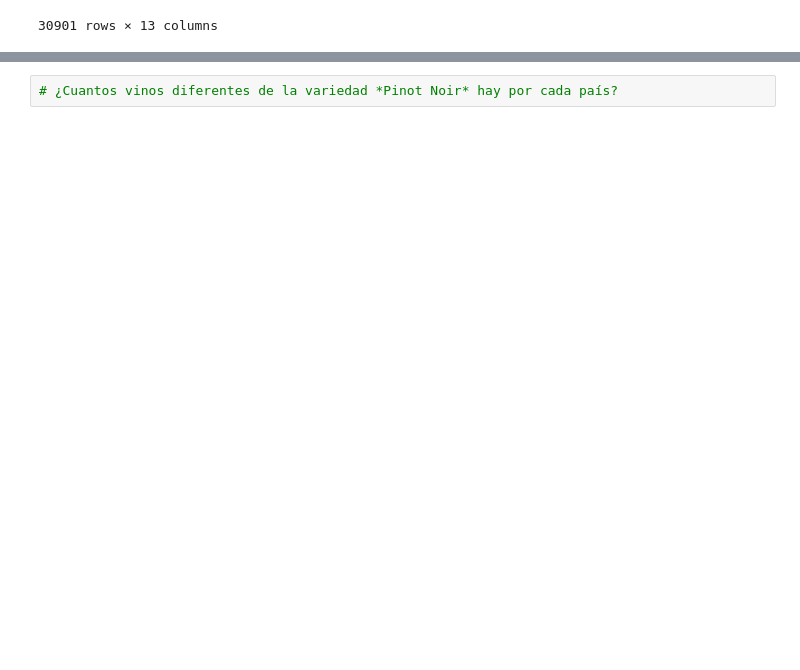
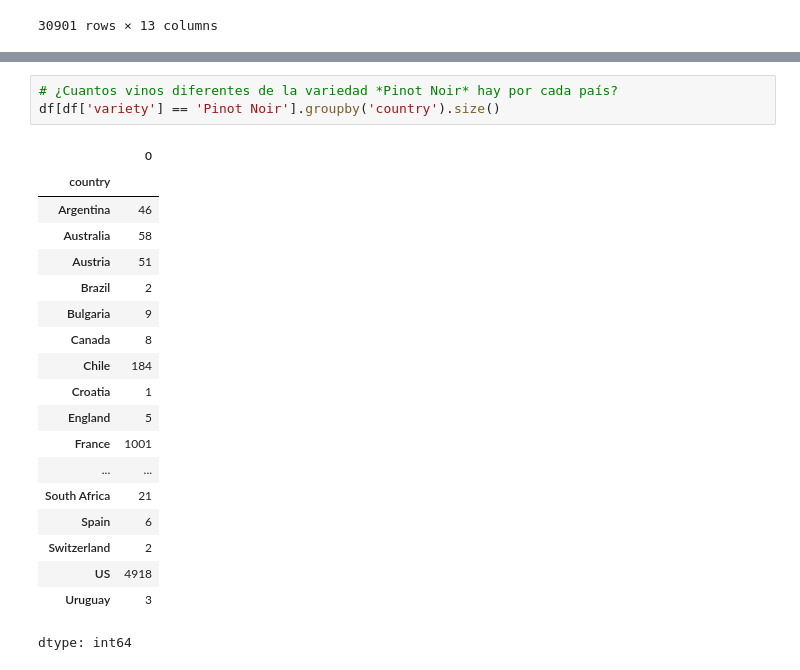
Before and after one commit to GeraMaple/IA-2026-1, a Jupyter notebook: tareas/intro-pandas.ipynb, the cells around one changed output, grey strips where cells are left out. Drawn from its saved outputs; the diff is of its cells as text; blank space fills up the shorter version.

```diff
--- a/tareas/intro-pandas.ipynb
+++ b/tareas/intro-pandas.ipynb
@@ -842,2 +882,23 @@ df.loc[df.country.isin(paises)]
 # %%
 # ¿Cuantos vinos diferentes de la variedad *Pinot Noir* hay por cada país?
+df[df['variety'] == 'Pinot Noir'].groupby('country').size()
+# %% [output]
+|  | 0 |
+| country |  |
+| Argentina | 46 |
+| Australia | 58 |
+| Austria | 51 |
+| Brazil | 2 |
+| Bulgaria | 9 |
+| Canada | 8 |
+| Chile | 184 |
+| Croatia | 1 |
+| England | 5 |
+| France | 1001 |
+| ... | ... |
+| South Africa | 21 |
+| Spain | 6 |
+| Switzerland | 2 |
+| US | 4918 |
+| Uruguay | 3 |
+dtype: int64
```
Also changed, not shown: parts of 4 cells of this notebook.
